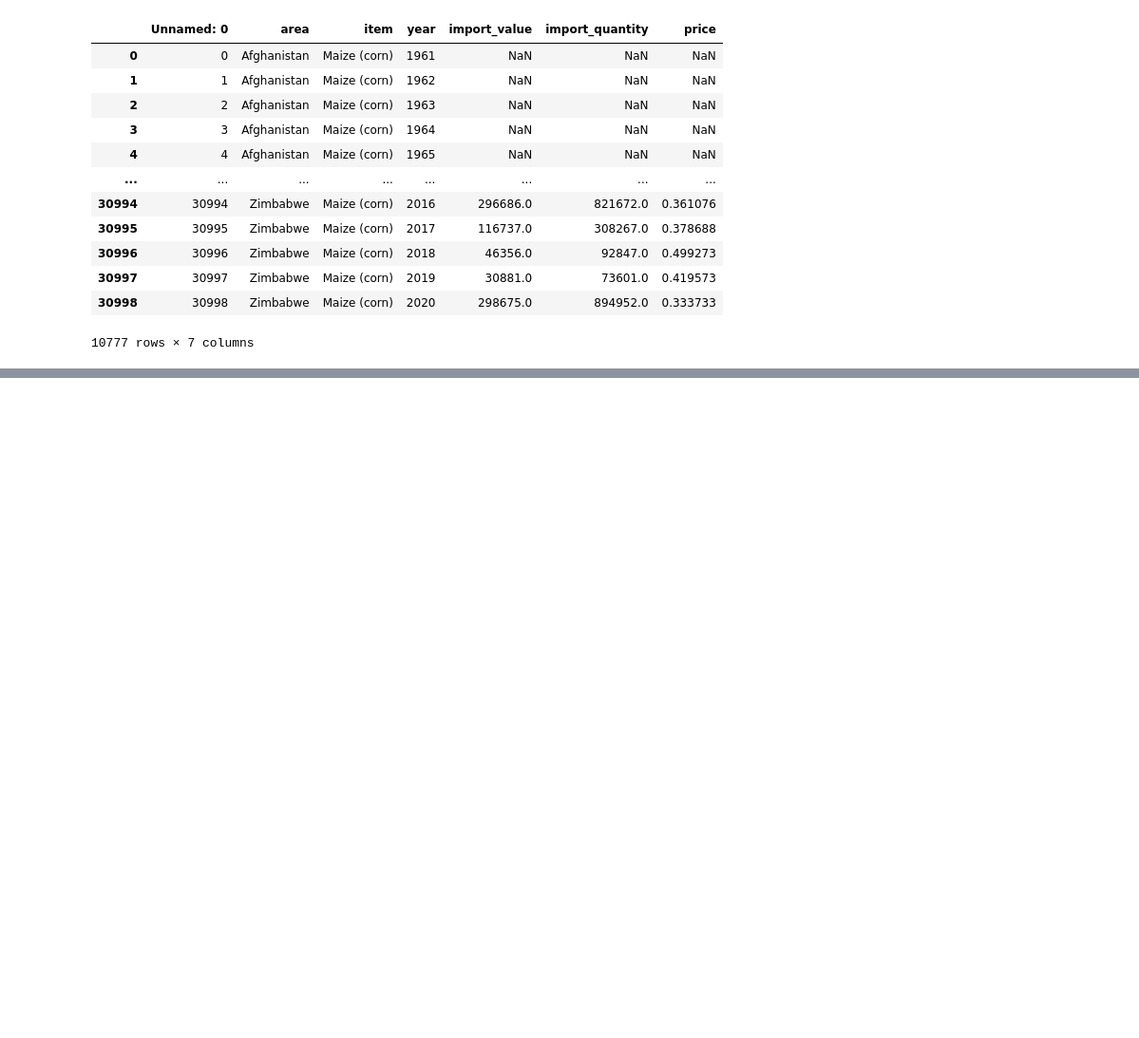
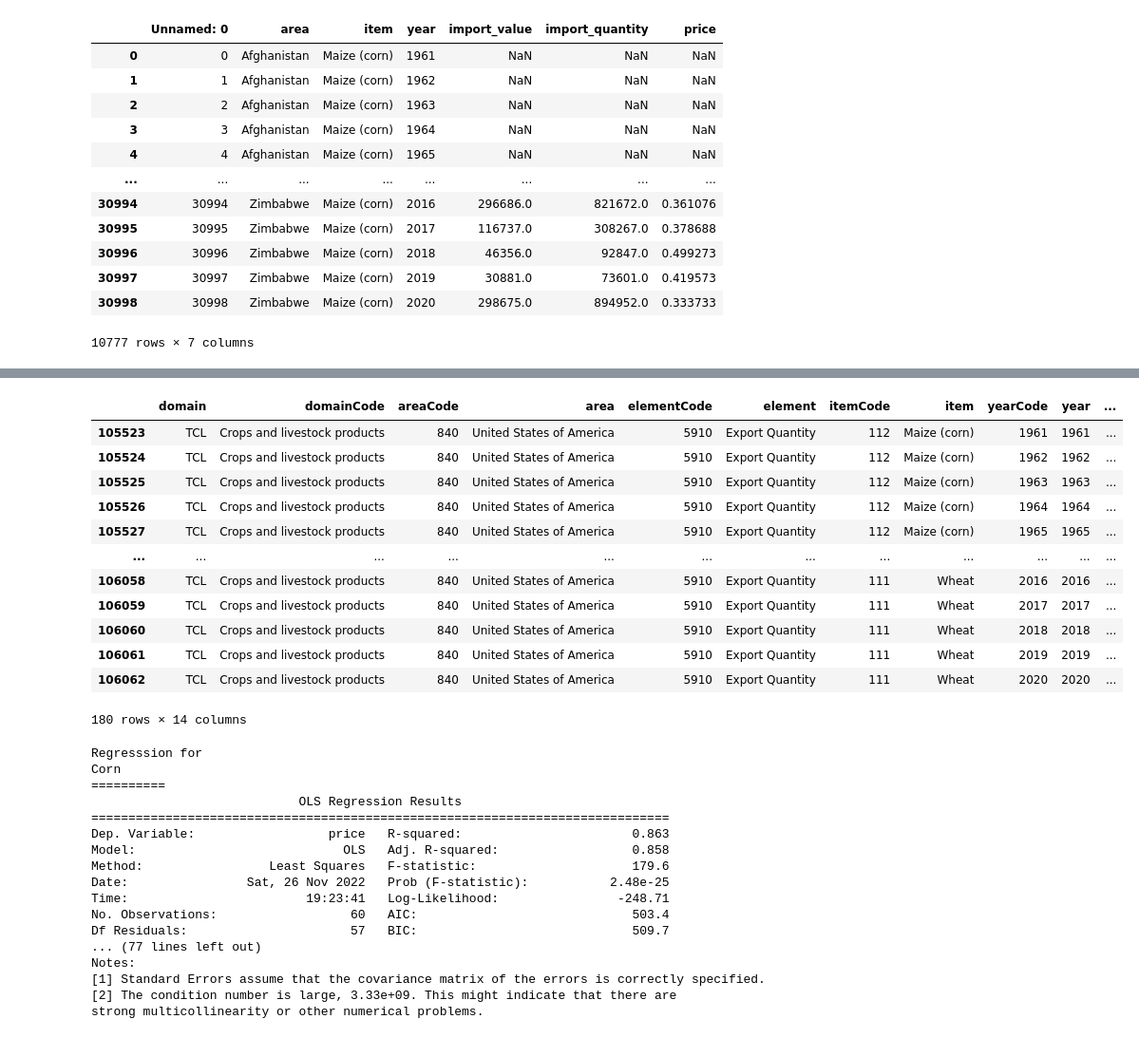
Before and after one commit to soccernee/ESE168_Project, a Jupyter notebook: ImportExportAnomaliesCode/priceAnalysis.ipynb, the cells around one changed output, grey strips where cells are left out. Shown at 95% size. Drawn from its saved outputs; the diff is of its cells as text; code cells hidden in the pictures; blank space fills up the shorter version.

Commit message:
add export to price regression for US export data

```diff
--- a/ImportExportAnomaliesCode/priceAnalysis.ipynb
+++ b/ImportExportAnomaliesCode/priceAnalysis.ipynb
@@ -169,3 +174,69 @@ Notes:
 [1] Standard Errors assume that the covariance matrix of the errors is correctly specified.
 [2] The condition number is large, 4.63e+10. This might indicate that there are
 strong multicollinearity or other numerical problems.
+# %%
+# calculate the same but looking only at US exports
+
+items = {
+    'Corn': "Maize (corn)",
+    'Soy': "Soya beans",
+    'Wheat': "Wheat",
+}
+
+exportQuantityData = productionData[(productionData["element"] == "Export Quantity")]
+exportQuantityData = exportQuantityData[(exportQuantityData["area"] == "United States of America")]
+display(exportQuantityData)
+
+for i, crop in enumerate(items):
+    tradeItem = items[crop]
+
+    importItemData = importData[(importData["item"] == tradeItem)]
+    annualPrice = importItemData.groupby(['year'])['price'].agg('sum').to_frame()
+    annualPrice.reset_index(inplace=True)
+    annualPrice = annualPrice.rename(columns = {'index':'year'})
+
+    itemExports = exportQuantityData[(exportQuantityData["item"] == tradeItem)]
+    allExport = itemExports.groupby(['year'])['value'].agg('sum').to_frame()
+    allExport.reset_index(inplace=True)
+    allExport = allExport.rename(columns = {'index':'year'})
+
+    completeData = annualPrice.merge(allExport, right_on='year', left_on='year')
+
+    print("Regresssion for ")
+    print(crop)
+    print("==========")
+    lm = smf.ols('price ~ value + year', data = completeData, missing='drop').fit()
+    print(lm.summary())
+
+    completeData.to_csv('US' + crop+'ExportvsPriceData.csv')
+# %% [output]
+|  | domain | domainCode | areaCode | area | elementCode | element | itemCode | item | yearCode | year | ... |
+| 105523 | TCL | Crops and livestock products | 840 | United States of America | 5910 | Export Quantity | 112 | Maize (corn) | 1961 | 1961 | ... |
+| 105524 | TCL | Crops and livestock products | 840 | United States of America | 5910 | Export Quantity | 112 | Maize (corn) | 1962 | 1962 | ... |
+| 105525 | TCL | Crops and livestock products | 840 | United States of America | 5910 | Export Quantity | 112 | Maize (corn) | 1963 | 1963 | ... |
+| 105526 | TCL | Crops and livestock products | 840 | United States of America | 5910 | Export Quantity | 112 | Maize (corn) | 1964 | 1964 | ... |
+| 105527 | TCL | Crops and livestock products | 840 | United States of America | 5910 | Export Quantity | 112 | Maize (corn) | 1965 | 1965 | ... |
+| ... | ... | ... | ... | ... | ... | ... | ... | ... | ... | ... | ... |
+| 106058 | TCL | Crops and livestock products | 840 | United States of America | 5910 | Export Quantity | 111 | Wheat | 2016 | 2016 | ... |
+| 106059 | TCL | Crops and livestock products | 840 | United States of America | 5910 | Export Quantity | 111 | Wheat | 2017 | 2017 | ... |
+| 106060 | TCL | Crops and livestock products | 840 | United States of America | 5910 | Export Quantity | 111 | Wheat | 2018 | 2018 | ... |
+| 106061 | TCL | Crops and livestock products | 840 | United States of America | 5910 | Export Quantity | 111 | Wheat | 2019 | 2019 | ... |
+| 106062 | TCL | Crops and livestock products | 840 | United States of America | 5910 | Export Quantity | 111 | Wheat | 2020 | 2020 | ... |
+180 rows × 14 columns
+Regresssion for
+Corn
+==========
+                            OLS Regression Results
+==============================================================================
+Dep. Variable:                  price   R-squared:                       0.863
+Model:                            OLS   Adj. R-squared:                  0.858
+Method:                 Least Squares   F-statistic:                     179.6
+Date:                Sat, 26 Nov 2022   Prob (F-statistic):           2.48e-25
+Time:                        19:23:41   Log-Likelihood:                -248.71
+No. Observations:                  60   AIC:                             503.4
+Df Residuals:                      57   BIC:                             509.7
+... (77 lines left out)
+Notes:
+[1] Standard Errors assume that the covariance matrix of the errors is correctly specified.
+[2] The condition number is large, 3.33e+09. This might indicate that there are
+strong multicollinearity or other numerical problems.
```
Also changed, not shown: parts of 1 cell of this notebook, 7 other files.
